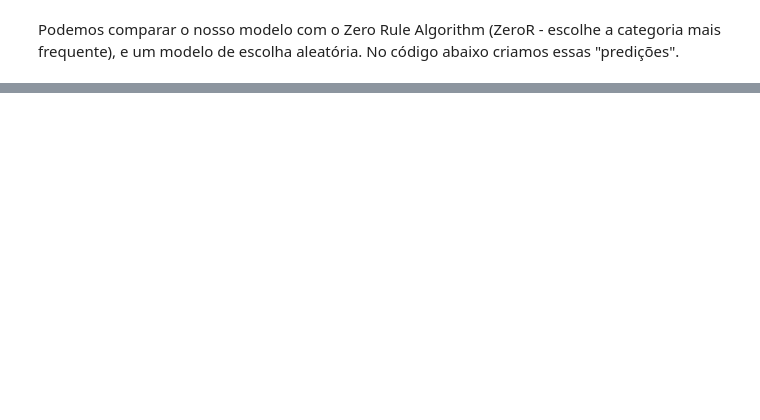
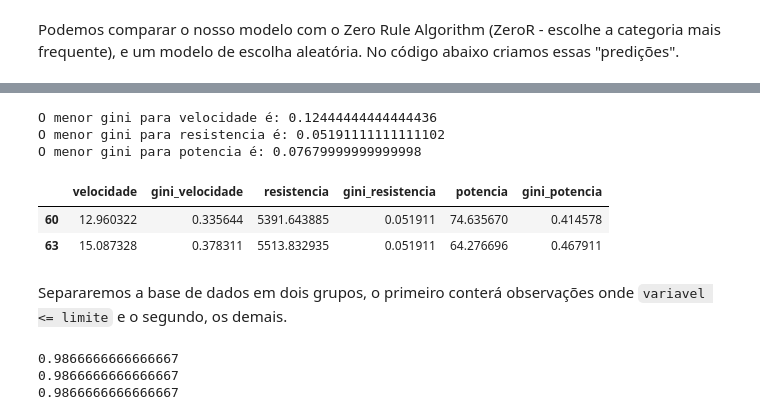
Before and after one commit to samicoluiz/laai_algos_classificacao, a Jupyter notebook: algos_classificacao.ipynb, the cells around one changed output, grey strips where cells are left out. Saved outputs shown, nothing was run; the diff lists cells and outputs as text; code cells hidden in the pictures; blank space fills up the shorter version.

```diff
--- a/algos_classificacao.ipynb
+++ b/algos_classificacao.ipynb
@@ -232,0 +314,17 @@ Como trabalhamos com variáveis preditoras contínuas, é preciso discretizar os
+# %%
+# O melhor corte é o que tem o menor gini
+min_gini_velocidade, min_gini_resistencia, min_gini_potencia = df_gini.gini_velocidade.min(), df_gini.gini_resistencia.min(), df_gini.gini_potencia.min()
+min_gini = min(min_gini_velocidade, min_gini_resistencia, min_gini_potencia)
+print("O menor gini para velocidade é:", min_gini_velocidade)
+print("O menor gini para resistencia é:", min_gini_resistencia)
+print("O menor gini para potencia é:", min_gini_potencia)
+df_gini[df_gini.isin([min_gini]).any(axis=1).dropna()]
+# %% [output]
+O menor gini para velocidade é: 0.12444444444444436
+O menor gini para resistencia é: 0.05191111111111102
+O menor gini para potencia é: 0.07679999999999998
+|  | velocidade | gini_velocidade | resistencia | gini_resistencia | potencia | gini_potencia |
+| 60 | 12.960322 | 0.335644 | 5391.643885 | 0.051911 | 74.635670 | 0.414578 |
+| 63 | 15.087328 | 0.378311 | 5513.832935 | 0.051911 | 64.276696 | 0.467911 |
+# %% [markdown]
+Separaremos a base de dados em dois grupos, o primeiro conterá observações onde `variavel <= limite` e o segundo, os demais.
@@ -232,0 +333,20 @@ Como trabalhamos com variáveis preditoras contínuas, é preciso discretizar os
+# %%
+def indice_gini(df, var):
+    """
+    Função para calcular o índice de Gini de uma variável
+    """
+    # Calculando o número de observações
+    n = len(df[var])
+    # Calculando a frequência de cada classe
+    frequencia = df[var].value_counts()
+    # Calculando o índice de Gini
+    gini = 1 - sum([(f/n)**2 for f in frequencia])
+    return gini
+
+print(indice_gini(y_train, "discretizacao_velocidade"))
+print(indice_gini(y_train, "discretizacao_resistencia"))
+print(indice_gini(y_train, "discretizacao_potencia"))
+# %% [output]
+0.9866666666666667
+0.9866666666666667
+0.9866666666666667
```
Also changed, not shown: parts of 18 cells of this notebook.
